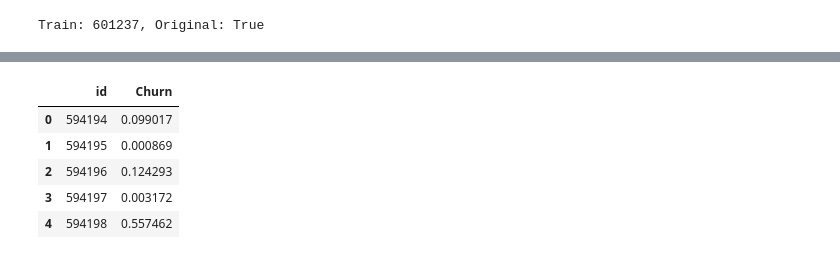
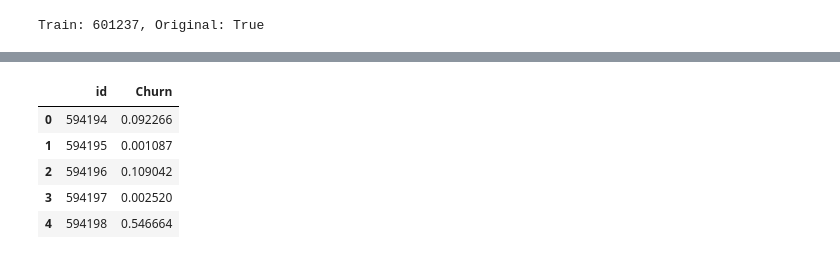
Before and after one commit to oivler/kaggle-predict-customer-churn, a Jupyter notebook: model.ipynb, the cells around one changed output, grey strips where cells are left out. Saved outputs shown, nothing was run; the diff lists cells and outputs as text; code cells hidden in the pictures.

```diff
--- a/model.ipynb
+++ b/model.ipynb
@@ -31,10 +31,14 @@ USE_LGB = False
 # LGB Optuna: each trial fits N_FOLDS folds on ~600k rows; keep USE_LGB False or cap trials/time.
 USE_PSEUDO_LABELING = False
 USE_STACKING = True
+# If LB drops vs rank-only: set USE_STACKING=False (skip Ridge meta; scipy rank blend + isotonic only).
 PSEUDO_WEIGHT = 0.2
 PSEUDO_THRESHOLD_HIGH = 0.93
 PSEUDO_THRESHOLD_LOW = 0.07
 PSEUDO_MAX_PER_CLASS = 800
+USE_NOVEL_FEATURES = True
+SEED_AGG = 'mean'
+# SEED_AGG: 'mean' | 'median' — median is robust if one seed drifts (try on a second LB submit).
 # %%
 import numpy as np
 import pandas as pd
@@ -126,7 +130,12 @@ def engineer_features(df, total_charges_median=None):
     df['log1p_ChargePerService'] = np.log1p(df['ChargePerService'].clip(lower=0).astype(np.float64)).astype('float32')
     df['log1p_AvgChargesPerMonth'] = np.log1p(df['AvgChargesPerMonth'].clip(lower=0).astype(np.float64)).astype('float32')
     df['mc_times_tenure'] = (_mc * _tn).astype('float32')
-    df['log1p_mc_times_tenure'] = np.log1p(_mc * _tn + 1.0).astype('float32')
+    if USE_NOVEL_FEATURES:
+        p_svc = (df['service_count'].astype(np.float64) / 8.0).clip(1e-9, 1 - 1e-9)
+        df['svc_entropy'] = (-(p_svc * np.log(p_svc) + (1 - p_svc) * np.log(1 - p_svc))).astype('float32')
+        df['arctan_tenure_mc'] = np.arctan2(_tn, _mc + 1e-6).astype('float32')
+        df['tenure_per_mc'] = (_tn / (_mc + 1.0)).astype('float32')
+        df['mtm_svc_density'] = (df['Contract_MonthToMonth'].astype(np.float32) * (df['service_count'] / 8.0)).astype('float32')
     return df
 
 def target_encode(train_df, test_df, col, target_series, m=5):
@@ -776,12 +768,9 @@ def blend_test(tp, apply_cal=True):
     if use_logreg_blend:
         tp_rank = np.column_stack([to_rank_percentiles(tp[:, i]) for i in range(n_models)])
         preds = logreg_blender.predict_proba(tp_rank)[:, 1]
-    elif use_stack_blend:
-        tp_stack = make_stack_features(tp)
-        if stack_blend_kind == 'ridge':
-            preds = np.clip(stack_blender.predict(tp_stack), 0, 1)
-        else:
-            preds = stack_blender.predict_proba(tp_stack)[:, 1]
+    elif use_ridge_blend:
+        tp_rank = np.column_stack([to_rank_percentiles(tp[:, i]) for i in range(n_models)])
+        preds = np.clip(ridge_blender.predict(tp_rank), 0, 1)
     elif STACK_RANK_LINEAR:
         blend_rank = np.column_stack([to_rank_percentiles(tp[:, i]) for i in range(n_models)]) @ w_rank
         blend_linear = tp @ w_linear
@@ -826,39 +815,42 @@ for base_seed in [123, 456, 789, 2024, 2025][:N_SEEDS-1]:
         cv_orig_s = StratifiedKFold(n_splits=N_FOLDS, shuffle=True, random_state=base_seed)
         for fold_o, (tr_o, val_o) in enumerate(cv_orig_s.split(X_orig_encoded, y_orig)):
             models_orig = [XGBClassifier(**best_xgb_params, random_state=base_seed+fold_o, eval_metric='logloss'),
                           CatBoostClassifier(**best_cat_params, random_state=base_seed+fold_o, verbose=0)]
             for m in models_orig:
                 m.fit(X_orig_encoded.iloc[tr_o], y_orig.iloc[tr_o])
                 to += m.predict_proba(X_test_orig_encoded)[:, 1] / (N_FOLDS * 2)
     all_test_preds.append(blend_test(tp, apply_cal=not store_raw))
     if all_test_comp is not None and tc is not None:
         all_test_comp.append(tc)
     if all_test_orig is not None and to is not None:
         all_test_orig.append(to)
 
+def _agg_seed_rows(mat):
+    return np.median(mat, axis=0) if SEED_AGG == 'median' else np.mean(mat, axis=0)
+
 if all_test_comp is not None and store_raw:
-    final_main_raw = np.mean(all_test_preds, axis=0)
-    final_comp = np.mean(all_test_comp, axis=0)
+    final_main_raw = _agg_seed_rows(np.stack(all_test_preds, axis=0))
+    final_comp = _agg_seed_rows(np.stack(all_test_comp, axis=0))
     blend_raw = dual_track_w * final_main_raw + (1 - dual_track_w) * final_comp
     final_preds = np.clip(iso_calib.predict(blend_raw), 0, 1) if USE_ISOTONIC_CALIBRATION else blend_raw
 else:
-    final_preds = np.mean(all_test_preds, axis=0)
+    final_preds = _agg_seed_rows(np.stack(all_test_preds, axis=0))
 if all_test_orig is not None:
-    final_orig = np.mean(all_test_orig, axis=0)
+    final_orig = _agg_seed_rows(np.stack(all_test_orig, axis=0))
     final_preds = (1 - ORIG_ONLY_WEIGHT) * final_preds + ORIG_ONLY_WEIGHT * final_orig
     print(f"Orig-only blend weight: {ORIG_ONLY_WEIGHT}")
 if BLEND_SUBMISSION_FILES:
     subs = [pd.read_csv(f) for f in BLEND_SUBMISSION_FILES]
     all_blend = [final_preds] + [s['Churn'].values for s in subs]
     final_preds = np.mean(all_blend, axis=0)
     print(f"Blended with {len(BLEND_SUBMISSION_FILES)} submission file(s)")
 submission = pd.DataFrame({'id': test_ids, 'Churn': final_preds})
 submission.to_csv('submission.csv', index=False)
 submission.head()
 # %% [output]
 |  | id | Churn |
-| 0 | 594194 | 0.099017 |
-| 1 | 594195 | 0.000869 |
-| 2 | 594196 | 0.124293 |
-| 3 | 594197 | 0.003172 |
-| 4 | 594198 | 0.557462 |
+| 0 | 594194 | 0.092266 |
+| 1 | 594195 | 0.001087 |
+| 2 | 594196 | 0.109042 |
+| 3 | 594197 | 0.002520 |
+| 4 | 594198 | 0.546664 |
```
Also changed, not shown: parts of 4 cells of this notebook.
